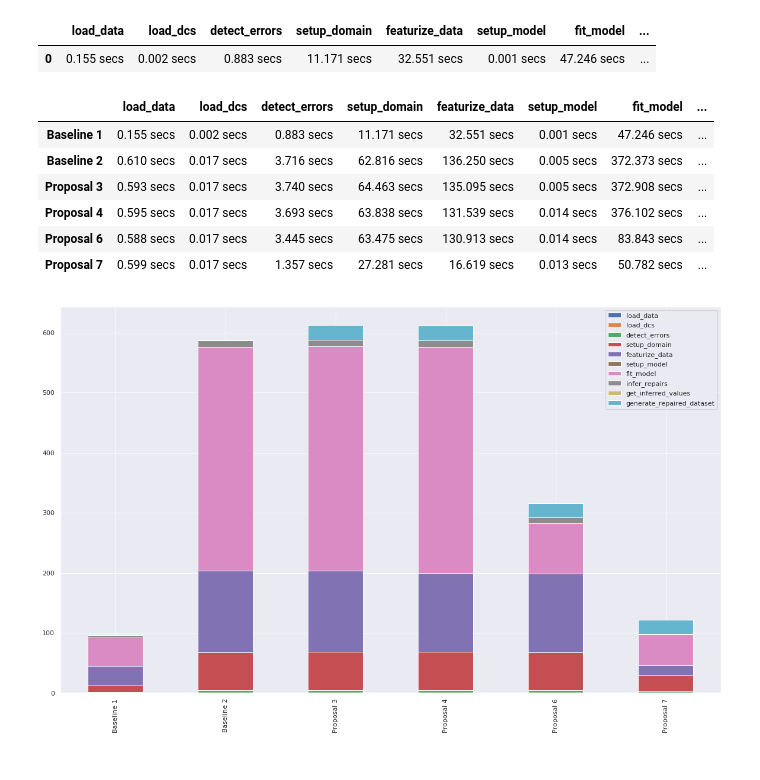
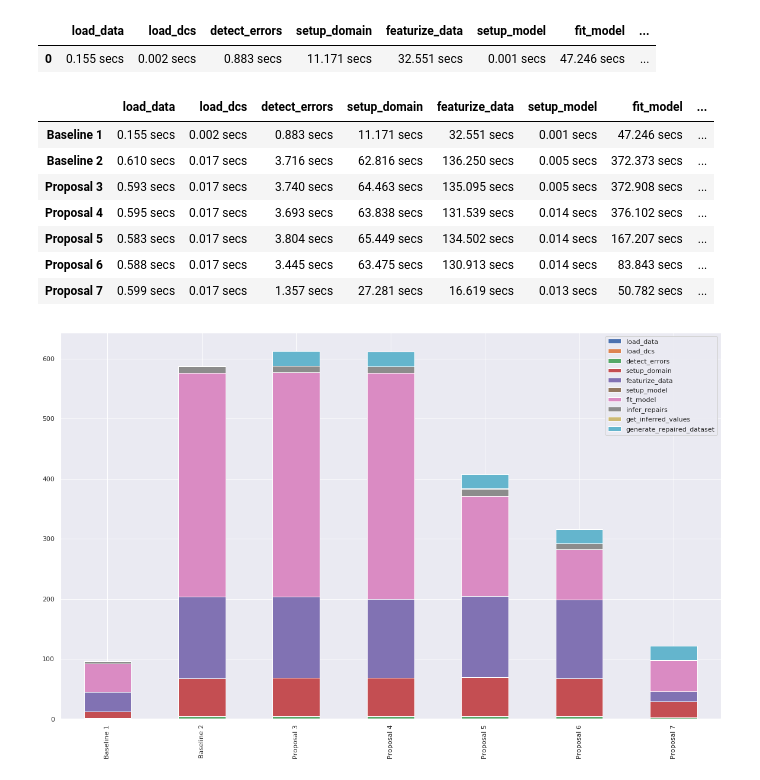
Before and after one commit to oliveiraph17/holoclean-incremental, a Jupyter notebook: experiments/results.ipynb, the cells around one changed output. Saved outputs shown, nothing was run; the diff lists cells and outputs as text; code cells hidden in the pictures.

```diff
--- a/experiments/results.ipynb
+++ b/experiments/results.ipynb
@@ -329,10 +329,10 @@ df_10b_proposal_4 = pd.read_csv(dir_name + '/execution_times/proposal_4.csv',
                                 index_col=0,
                                 dtype=cols_dtype)
 
-# df_10b_proposal_5 = pd.read_csv(dir_name + '/execution_times/proposal_5.csv',
-#                                 sep=';',
-#                                 index_col=0,
-#                                 dtype=cols_dtype)
+df_10b_proposal_5 = pd.read_csv(dir_name + '/execution_times/proposal_5.csv',
+                                sep=';',
+                                index_col=0,
+                                dtype=cols_dtype)
 
 df_10b_proposal_6 = pd.read_csv(dir_name + '/execution_times/proposal_6.csv',
                                 sep=';',
@@ -346,32 +346,34 @@ df_10b_proposal_7 = pd.read_csv(dir_name + '/execution_times/proposal_7.csv',
 
 df_10b_list = [df_10b_baseline_2,
                df_10b_proposal_3,
                df_10b_proposal_4,
+               df_10b_proposal_5,
                df_10b_proposal_6,
                df_10b_proposal_7]
 
 df_10b_view_list = [df_baseline_1]
 for df in df_10b_list:
     df = df.drop(columns=['batch'])
     df = df.groupby('iteration').sum()
     df = df.mean().to_frame().T
     df_10b_view_list.append(df)
 
-index_list = ['Baseline 1', 'Baseline 2', 'Proposal 3', 'Proposal 4', 'Proposal 6', 'Proposal 7']
+index_list = ['Baseline 1', 'Baseline 2', 'Proposal 3', 'Proposal 4', 'Proposal 5', 'Proposal 6', 'Proposal 7']
 
 df_10b = pd.concat(df_10b_view_list)
 df_10b.index = index_list
 df_10b_view = df_10b.style.format(cols_formats)
 
 df_10b.plot(kind='bar', stacked=True, figsize=(20, 12))
 
 df_10b_view
 # %% [output]
 |  | load_data | load_dcs | detect_errors | setup_domain | featurize_data | setup_model | fit_model | ... |
 | Baseline 1 | 0.155 secs | 0.002 secs | 0.883 secs | 11.171 secs | 32.551 secs | 0.001 secs | 47.246 secs | ... |
 | Baseline 2 | 0.610 secs | 0.017 secs | 3.716 secs | 62.816 secs | 136.250 secs | 0.005 secs | 372.373 secs | ... |
 | Proposal 3 | 0.593 secs | 0.017 secs | 3.740 secs | 64.463 secs | 135.095 secs | 0.005 secs | 372.908 secs | ... |
 | Proposal 4 | 0.595 secs | 0.017 secs | 3.693 secs | 63.838 secs | 131.539 secs | 0.014 secs | 376.102 secs | ... |
+| Proposal 5 | 0.583 secs | 0.017 secs | 3.804 secs | 65.449 secs | 134.502 secs | 0.014 secs | 167.207 secs | ... |
 | Proposal 6 | 0.588 secs | 0.017 secs | 3.445 secs | 63.475 secs | 130.913 secs | 0.014 secs | 83.843 secs | ... |
 | Proposal 7 | 0.599 secs | 0.017 secs | 1.357 secs | 27.281 secs | 16.619 secs | 0.013 secs | 50.782 secs | ... |
-[figure, old version]
+[figure, new version]
```
Also changed, not shown: 1 other file.
